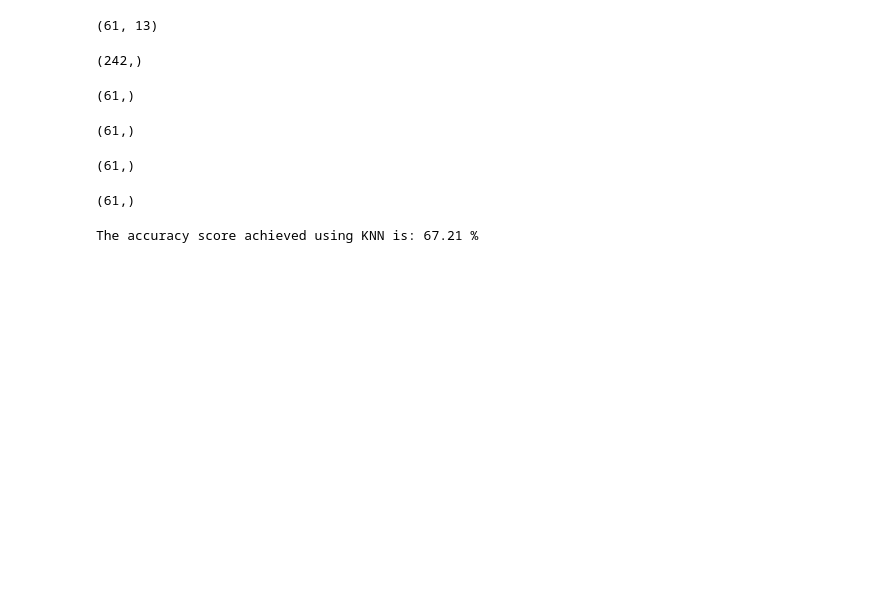
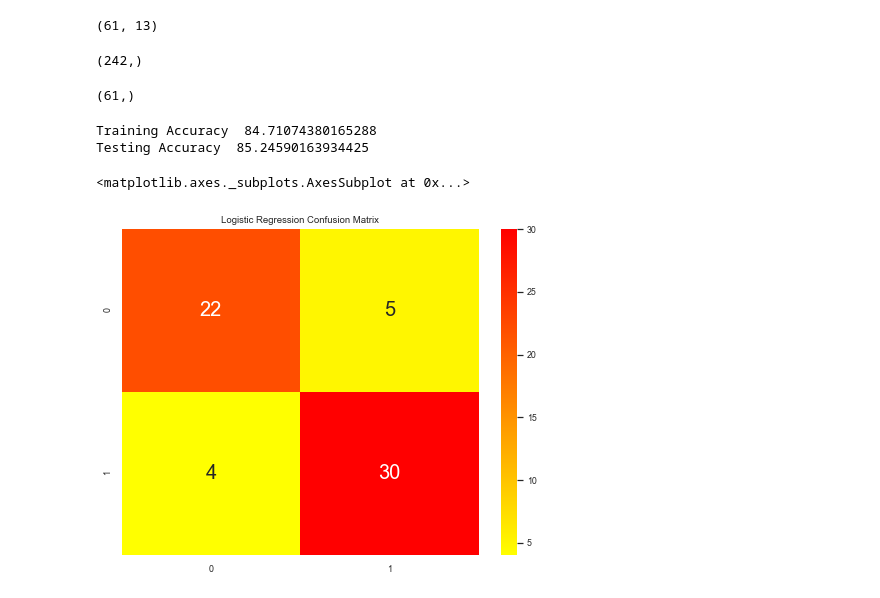
Before and after one commit to jahidkhandaker/HeartDiseasePrediction, a Jupyter notebook: ShakilAhmed/Heart_Disease_Prediction.ipynb, the cells around one changed output. Saved outputs shown, nothing was run; the diff lists cells and outputs as text; code cells hidden in the pictures; blank space fills up the shorter version.

```diff
--- a/ShakilAhmed/Heart_Disease_Prediction.ipynb
+++ b/ShakilAhmed/Heart_Disease_Prediction.ipynb
@@ -311,4 +305,0 @@ Y_pred_lr = lr.predict(X_test)
-# %%
-Y_pred_lr.shape
-# %% [output]
-(61,)
@@ -317,11 +306,22 @@ score_lr = round(accuracy_score(Y_pred_lr,Y_test)*100,2)
-# %%
-sv = svm.SVC(kernel='linear')
-
-sv.fit(X_train, Y_train)
-
-Y_pred_svm = sv.predict(X_test)
-# %%
-Y_pred_svm.shape
-# %% [output]
-(61,)
+# %%
+#Logistic regression
+lr = LogisticRegression()
+
+lr.fit(X_train,Y_train)
+lr_acc=lr.score(X_test, Y_test)*100
+
+print("Training Accuracy ", lr.score(X_train, Y_train)*100)
+print("Testing Accuracy ",lr_acc )
+
+Y_pred_lr = lr.predict(X_test)
+cm_lr = confusion_matrix(Y_test,Y_pred_lr)
+
+sns.set(font_scale=0.8)
+plt.title("Logistic Regression Confusion Matrix")
+sns.heatmap(cm_lr,annot=True,cmap="autumn_r",fmt="g",cbar=True, annot_kws={"size": 20})
+# %% [output]
+Training Accuracy  84.71074380165288
+Testing Accuracy  85.24590163934425
+<matplotlib.axes._subplots.AxesSubplot at 0x...>
+[figure, added]
 # %%
@@ -331,11 +331,0 @@ Y_pred_knn=knn.predict(X_test)
-# %%
-
-Y_pred_knn.shape
-# %% [output]
-(61,)
-# %%
-score_knn = round(accuracy_score(Y_pred_knn,Y_test)*100,2)
-
-print("The accuracy score achieved using KNN is: "+str(score_knn)+" %")
-# %% [output]
-The accuracy score achieved using KNN is: 67.21 %
```
Also changed, not shown: parts of 35 cells of this notebook.
